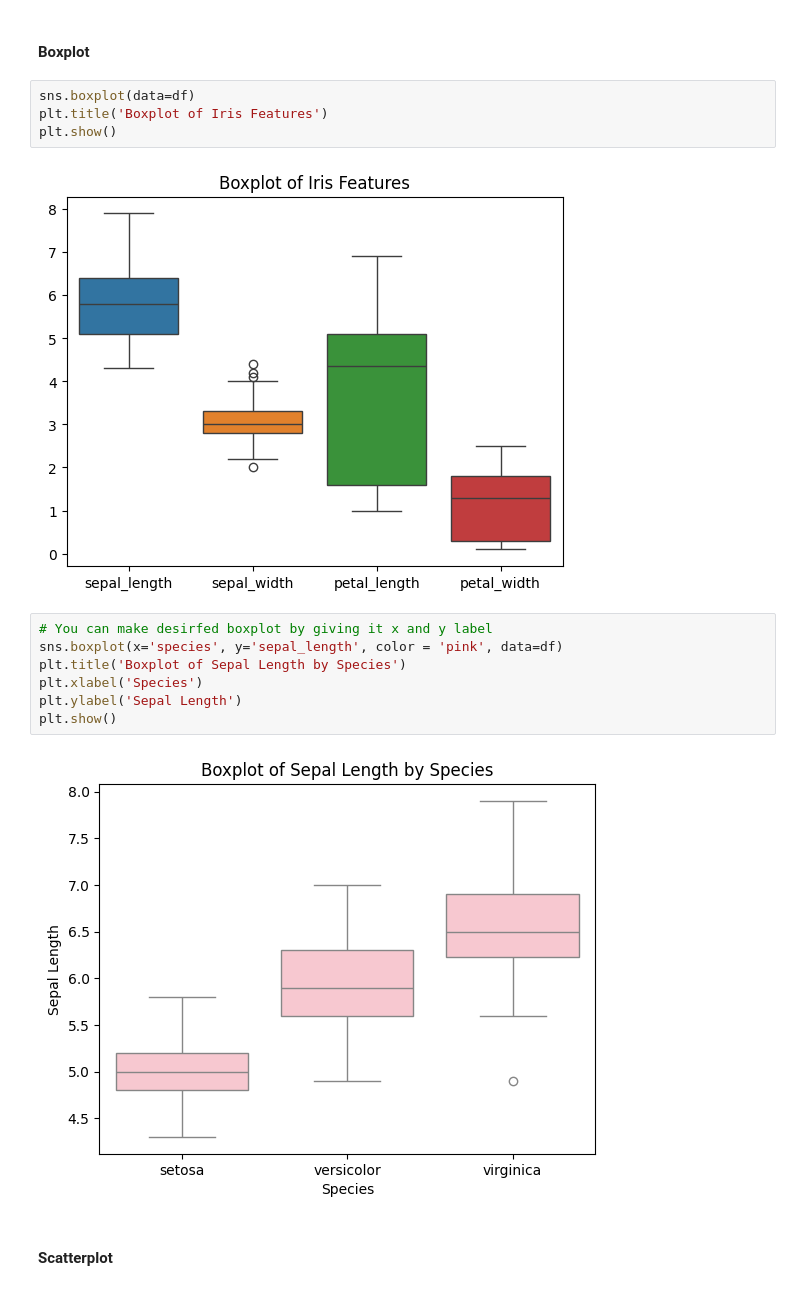
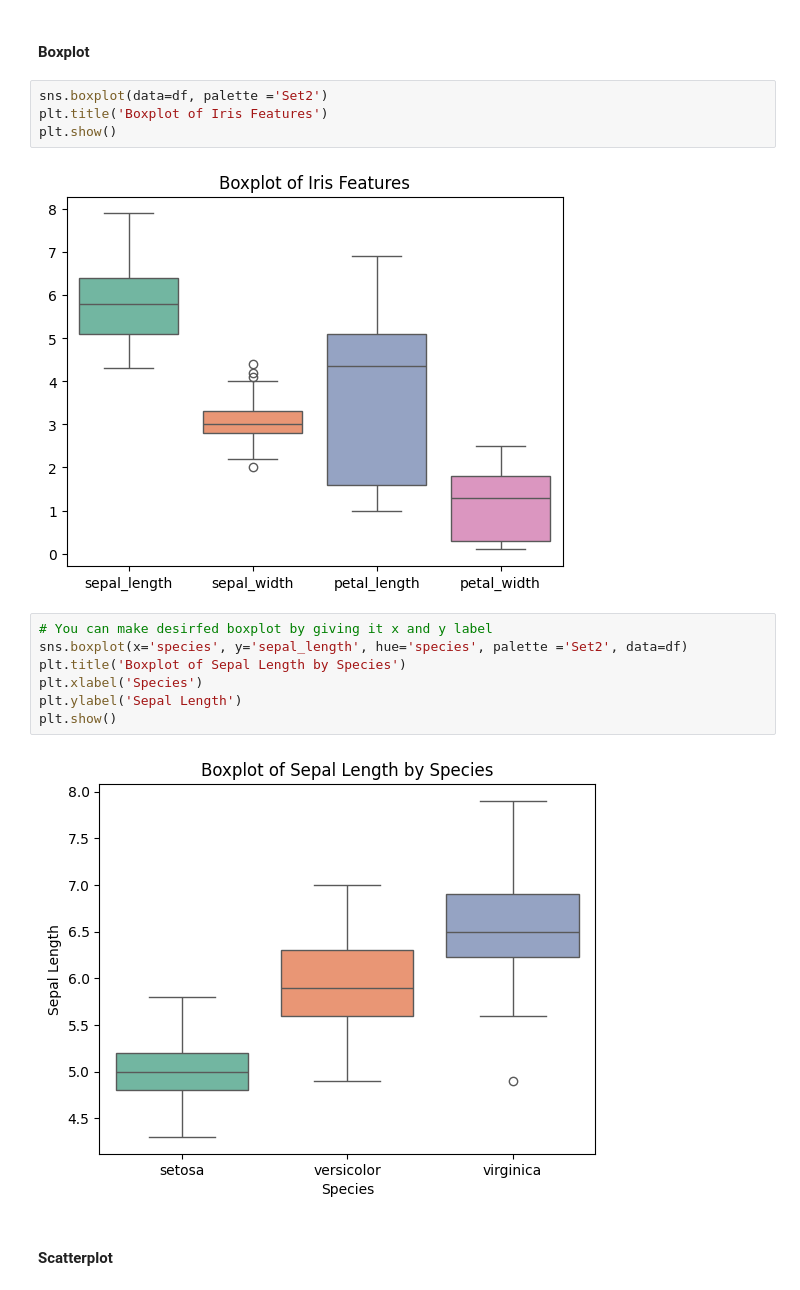
Before and after one commit to noorulhudaaaa/Python-AI-Chatbot-Bootcamp-WPBrigade-iCodeGuru, a Jupyter notebook: Day 6.ipynb, the cells around one changed output. Cells and saved outputs as stored; diff of their text form.

```diff
--- a/Day 6.ipynb
+++ b/Day 6.ipynb
@@ -67,20 +68,20 @@ plt.show()
 # %% [markdown]
 #### Boxplot
 # %%
-sns.boxplot(data=df)
+sns.boxplot(data=df, palette ='Set2')
 plt.title('Boxplot of Iris Features')
 plt.show()
 # %% [output]
-[figure, old version]
+[figure, new version]
 # %%
 # You can make desirfed boxplot by giving it x and y label
-sns.boxplot(x='species', y='sepal_length', color = 'pink', data=df)
+sns.boxplot(x='species', y='sepal_length', hue='species', palette ='Set2', data=df)
 plt.title('Boxplot of Sepal Length by Species')
 plt.xlabel('Species')
 plt.ylabel('Sepal Length')
 plt.show()
 # %% [output]
-[figure, old version]
+[figure, new version]
 # %% [markdown]
 #### Scatterplot
 # %%
```
Also changed, not shown: parts of 5 cells of this notebook.
